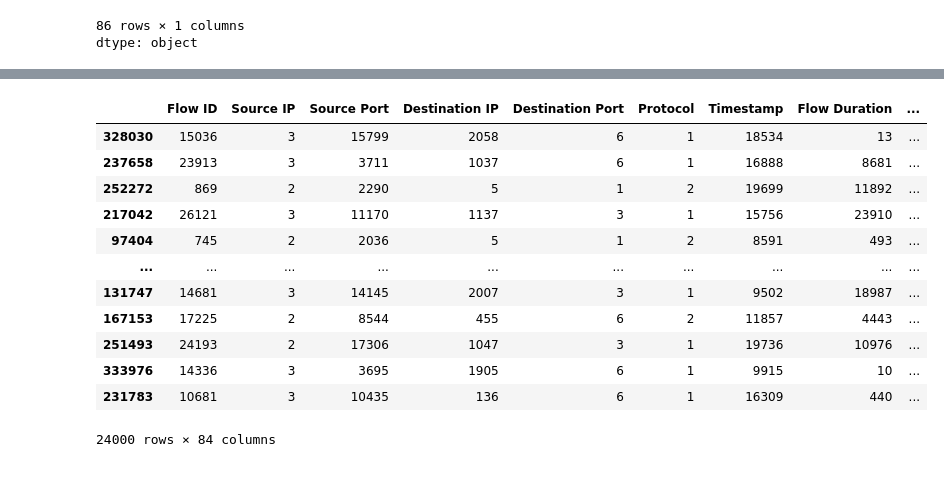
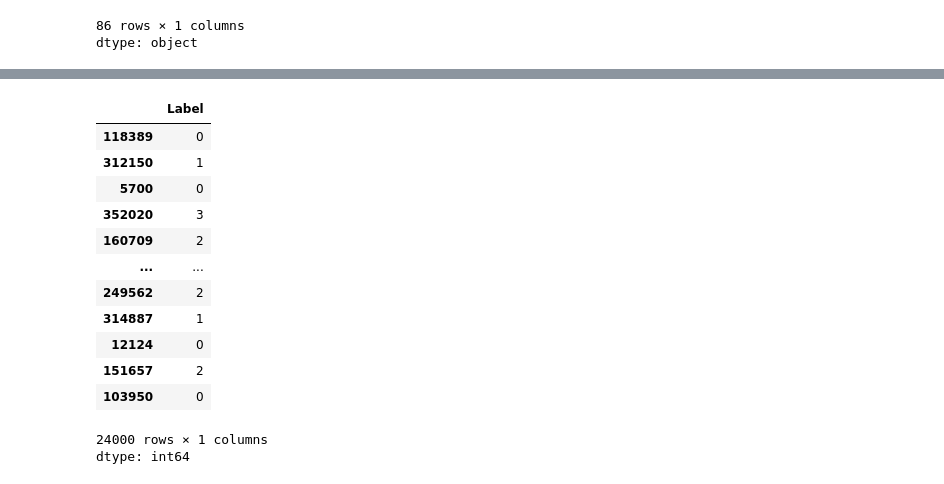
Before and after one commit to HudsonPWesel/AI-Team8Repo, a Jupyter notebook: MalwareTraffic_Classification.ipynb, the cells around one changed output, grey strips where cells are left out. Cells and saved outputs as stored; diff of their text form; code cells hidden in the pictures.

```diff
--- a/MalwareTraffic_Classification.ipynb
+++ b/MalwareTraffic_Classification.ipynb
@@ -32,8 +38,6 @@ data.dtypes
 | Label | object |
 86 rows × 1 columns
 dtype: object
-# %%
-data = data.drop(columns=['Unnamed: 0'])
 # %%
 data
 # %% [output]
@@ -86,20 +75,21 @@ Streaming output truncated to the last 5000 lines.
 # %%
-X_train
+y_train
  # Verifying that data is shuffled
 # %% [output]
-|  | Flow ID | Source IP | Source Port | Destination IP | Destination Port | Protocol | Timestamp | Flow Duration | ... |
-| 328030 | 15036 | 3 | 15799 | 2058 | 6 | 1 | 18534 | 13 | ... |
-| 237658 | 23913 | 3 | 3711 | 1037 | 6 | 1 | 16888 | 8681 | ... |
-| 252272 | 869 | 2 | 2290 | 5 | 1 | 2 | 19699 | 11892 | ... |
-| 217042 | 26121 | 3 | 11170 | 1137 | 3 | 1 | 15756 | 23910 | ... |
-| 97404 | 745 | 2 | 2036 | 5 | 1 | 2 | 8591 | 493 | ... |
-| ... | ... | ... | ... | ... | ... | ... | ... | ... | ... |
-| 131747 | 14681 | 3 | 14145 | 2007 | 3 | 1 | 9502 | 18987 | ... |
-| 167153 | 17225 | 2 | 8544 | 455 | 6 | 2 | 11857 | 4443 | ... |
-| 251493 | 24193 | 2 | 17306 | 1047 | 3 | 1 | 19736 | 10976 | ... |
-| 333976 | 14336 | 3 | 3695 | 1905 | 6 | 1 | 9915 | 10 | ... |
-| 231783 | 10681 | 3 | 10435 | 136 | 6 | 1 | 16309 | 440 | ... |
+|  | Label |
+| 118389 | 0 |
+| 312150 | 1 |
+| 5700 | 0 |
+| 352020 | 3 |
+| 160709 | 2 |
+| ... | ... |
+| 249562 | 2 |
+| 314887 | 1 |
+| 12124 | 0 |
+| 151657 | 2 |
+| 103950 | 0 |
-24000 rows × 84 columns
+24000 rows × 1 columns
+dtype: int64
 # %%
 plt.figure(figsize=(10,10))
 print(le.inverse_transform(y_train))
```
Also changed, not shown: parts of 12 cells of this notebook.
